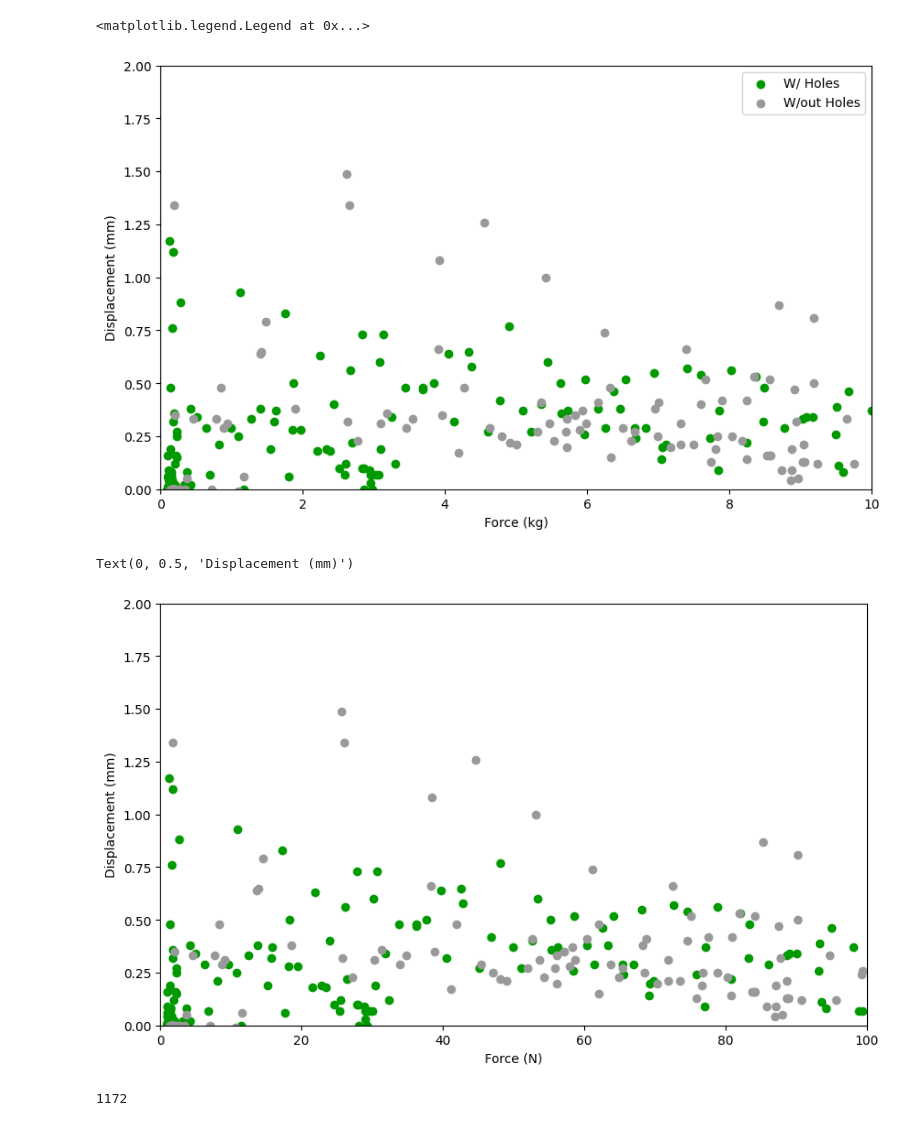
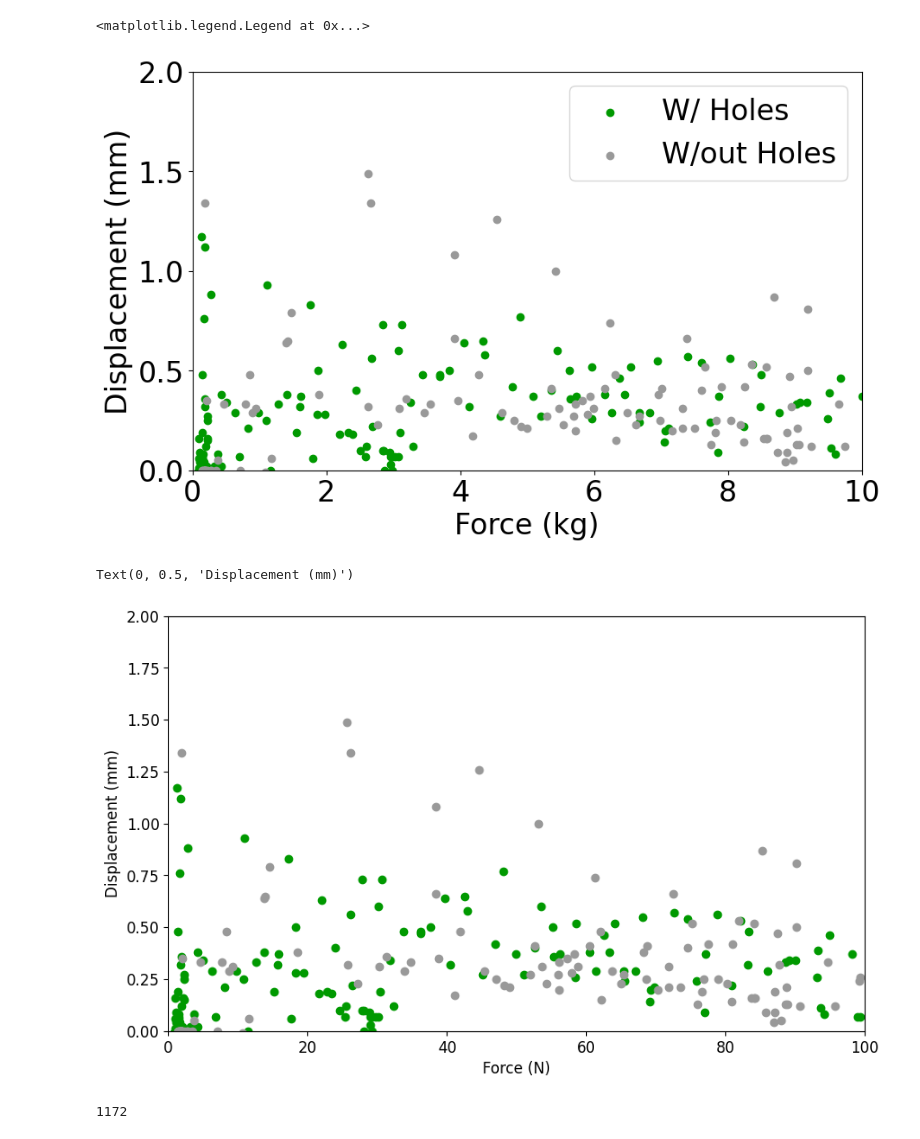
Before and after one commit to kaleFruit/Partial-Prostheses, a Jupyter notebook: strengthAnalysis/analysis.ipynb, the cells around one changed output. Saved outputs shown, nothing was run; the diff lists cells and outputs as text; code cells hidden in the pictures.

```diff
--- a/strengthAnalysis/analysis.ipynb
+++ b/strengthAnalysis/analysis.ipynb
@@ -11,6 +11,7 @@ def processData(filename: str):
     axs[1] = plt.scatter(df["Force"], df["Distance"])
     print(len(df["D"]))
 # %%
+plt.rcParams.update({'font.size': 24})
 withHoles = pd.read_csv("gen1h2.txt", sep=",", header=None, names=["Distance", "Force"])
 toDrop = []
 for valIdx in range(len(withHoles["Force"])):
@@ -22,35 +23,37 @@ displacement = [0]
 for valIdx in range(len(withHoles["Distance"])-1):
     displacement.append(withHoles["Distance"][valIdx+1]-withHoles["Distance"][valIdx])
 withHoles["Displacement"] = displacement
 
 withoutHoles1 = pd.read_csv("gen1w.txt", sep=",", header=None, names=["Distance", "Force"])
 withoutHoles2 = pd.read_csv("gen1w2.txt", sep=",", header=None, names=["Distance", "Force"])
 forces = []
 displacement =[]
 for valIdx in range(len(withoutHoles1["Force"])-1):
     if withoutHoles1["Force"][valIdx]>=0.1:
         forces.append(withoutHoles1["Force"][valIdx])
         displacement.append(withoutHoles1["Distance"][valIdx+1]-withoutHoles1["Distance"][valIdx])
 for valIdx in range(len(withoutHoles2["Force"])-1):
     if withoutHoles2["Force"][valIdx]>=0.1:
         forces.append(withoutHoles2["Force"][valIdx])
         displacement.append(withoutHoles2["Distance"][valIdx+1]-withoutHoles2["Distance"][valIdx])
 withoutHolesCombined = pd.DataFrame()
 withoutHolesCombined["Force"] = forces
 withoutHolesCombined["Displacement"] = displacement
 
 plt.figure(figsize=(10,6))
 plt.scatter(withHoles["Force"], withHoles["Displacement"], color = (0,0.6, 0))
 plt.scatter(withoutHolesCombined["Force"], withoutHolesCombined["Displacement"], color = (0.6, 0.6, 0.6))
 plt.ylim((0, 2))
 plt.xlim((0, 10))
 plt.xlabel("Force (kg)")
 plt.ylabel("Displacement (mm)")
 plt.legend(["W/ Holes", "W/out Holes"], loc ="upper right")
 # %% [output]
 <matplotlib.legend.Legend at 0x...>
-[figure, old version]
+[figure, new version]
 # %%
+import pandas as pd
+plt.rcParams.update({'font.size': 12})
 withHoles = pd.read_csv("gen1h2.txt", sep=",", header=None, names=["Distance", "Force"])
 toDrop = []
 for valIdx in range(len(withHoles["Force"])):
@@ -89,7 +92,7 @@ plt.xlabel("Force (N)")
 plt.ylabel("Displacement (mm)")
 # %% [output]
 Text(0, 0.5, 'Displacement (mm)')
-[figure, old version]
+[figure, new version]
 # %%
 def processDataBetter(filename: str):
     df = pd.read_csv(filename, sep=",", header=None, names=["Distance", "Force"])
```
Also changed, not shown: parts of 8 cells of this notebook, 30 other files.
